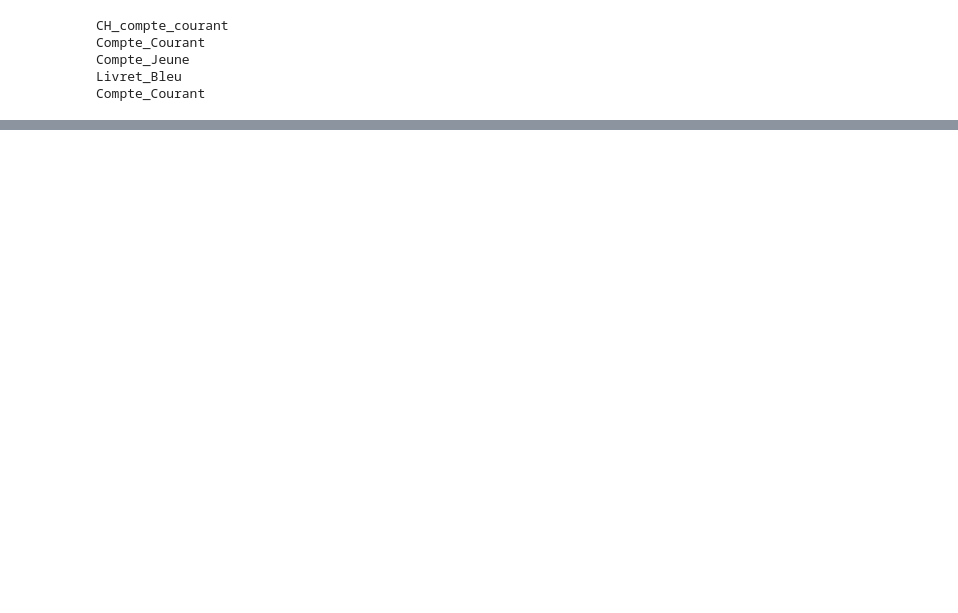
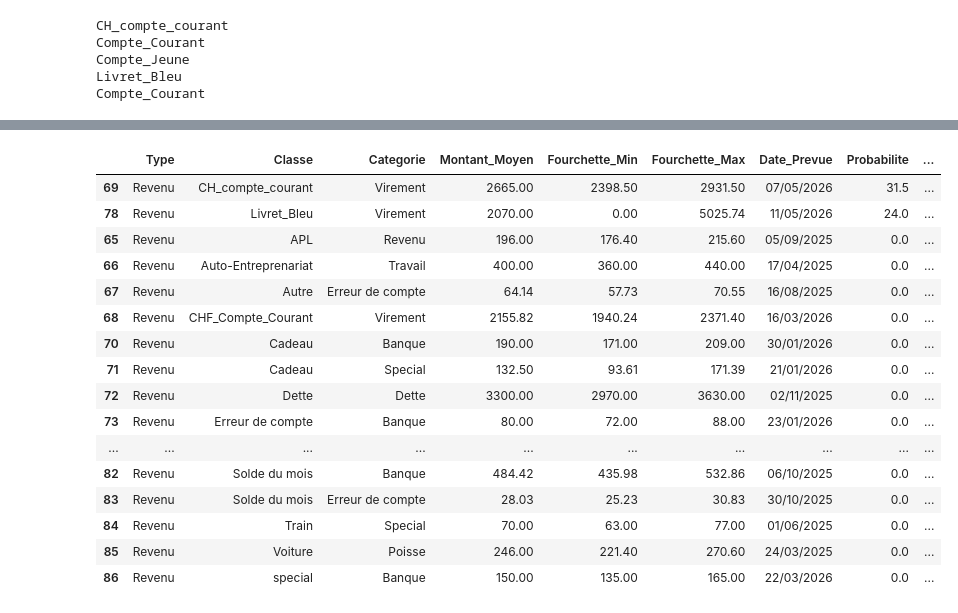
Before and after one commit to dragonfuneste/Accounting_Application, a Jupyter notebook: Testing.ipynb, the cells around one changed output, grey strips where cells are left out. Saved outputs shown, nothing was run; the diff lists cells and outputs as text; code cells hidden in the pictures; blank space fills up the shorter version.

```diff
--- a/Testing.ipynb
+++ b/Testing.ipynb
@@ -182,35 +133,0 @@ else:
-# %%
-import pandas as pd
-
-# 1. Récupération et Nettoyage
-df_p = compta.liste_compte[1].df.copy()
-df_p['Date'] = pd.to_datetime(df_p['Date'], dayfirst=True, format='mixed')
-df_p['Intitule'] = df_p['Intitule'].astype(str).str.strip().str.capitalize()
-df_p['Valeur'] = pd.to_numeric(df_p['Valeur'], errors='coerce')
-
-# 2. FILTRE TEMPOREL : Les 3 derniers mois à partir de la dernière date connue
-derniere_date = df_p['Date'].max()
-nb = 6
-trois_mois_en_arriere = derniere_date - pd.DateOffset(months=nb)
-
-# On ne garde que les transactions récentes
-df_recent = df_p[df_p['Date'] >= trois_mois_en_arriere].copy()
-
-# 3. Groupe par Intitule sur cette période restreinte
-stats = df_recent.groupby(['Intitule', 'Categorie', 'Classe', 'Type']).agg({
-    'Valeur': ['count', 'mean'],
-    'Date': lambda x: x.dt.day.mode()[0]
-}).reset_index()
-
-# Renommage des colonnes
-stats.columns = ['Intitule', 'Categorie', 'Classe', 'Type', 'Nombre', 'Valeur_Moyenne', 'Jour_Habituel']
-
-# 4. TA LISTE DE CERTITUDES (au moins 3 fois sur les 3 derniers mois)
-certitudes = stats[stats['Nombre'] >= nb//2]
-
-print(f"--- ANALYSE DU {trois_mois_en_arriere.strftime('%d/%m/%Y')} AU {derniere_date.strftime('%d/%m/%Y')} ---")
-if certitudes.empty:
-    print("❌ Aucune certitude trouvée sur les 3 derniers mois.")
-else:
-    print(f"✅ {len(certitudes)} certitudes détectées :")
-    display(certitudes)
@@ -271,0 +250,20 @@ else:
+# %%
+ts[ts["Type"]=="Revenu"]
+# %% [output]
+|  | Type | Classe | Categorie | Montant_Moyen | Fourchette_Min | Fourchette_Max | Date_Prevue | Probabilite | ... |
+| 69 | Revenu | CH_compte_courant | Virement | 2665.00 | 2398.50 | 2931.50 | 07/05/2026 | 31.5 | ... |
+| 78 | Revenu | Livret_Bleu | Virement | 2070.00 | 0.00 | 5025.74 | 11/05/2026 | 24.0 | ... |
+| 65 | Revenu | APL | Revenu | 196.00 | 176.40 | 215.60 | 05/09/2025 | 0.0 | ... |
+| 66 | Revenu | Auto-Entreprenariat | Travail | 400.00 | 360.00 | 440.00 | 17/04/2025 | 0.0 | ... |
+| 67 | Revenu | Autre | Erreur de compte | 64.14 | 57.73 | 70.55 | 16/08/2025 | 0.0 | ... |
+| 68 | Revenu | CHF_Compte_Courant | Virement | 2155.82 | 1940.24 | 2371.40 | 16/03/2026 | 0.0 | ... |
+| 70 | Revenu | Cadeau | Banque | 190.00 | 171.00 | 209.00 | 30/01/2026 | 0.0 | ... |
+| 71 | Revenu | Cadeau | Special | 132.50 | 93.61 | 171.39 | 21/01/2026 | 0.0 | ... |
+| 72 | Revenu | Dette | Dette | 3300.00 | 2970.00 | 3630.00 | 02/11/2025 | 0.0 | ... |
+| 73 | Revenu | Erreur de compte | Banque | 80.00 | 72.00 | 88.00 | 23/01/2026 | 0.0 | ... |
+| ... | ... | ... | ... | ... | ... | ... | ... | ... | ... |
+| 82 | Revenu | Solde du mois | Banque | 484.42 | 435.98 | 532.86 | 06/10/2025 | 0.0 | ... |
+| 83 | Revenu | Solde du mois | Erreur de compte | 28.03 | 25.23 | 30.83 | 30/10/2025 | 0.0 | ... |
+| 84 | Revenu | Train | Special | 70.00 | 63.00 | 77.00 | 01/06/2025 | 0.0 | ... |
+| 85 | Revenu | Voiture | Poisse | 246.00 | 221.40 | 270.60 | 24/03/2025 | 0.0 | ... |
+| 86 | Revenu | special | Banque | 150.00 | 135.00 | 165.00 | 22/03/2026 | 0.0 | ... |
```
Also changed, not shown: parts of 12 cells of this notebook, 15 other files.
